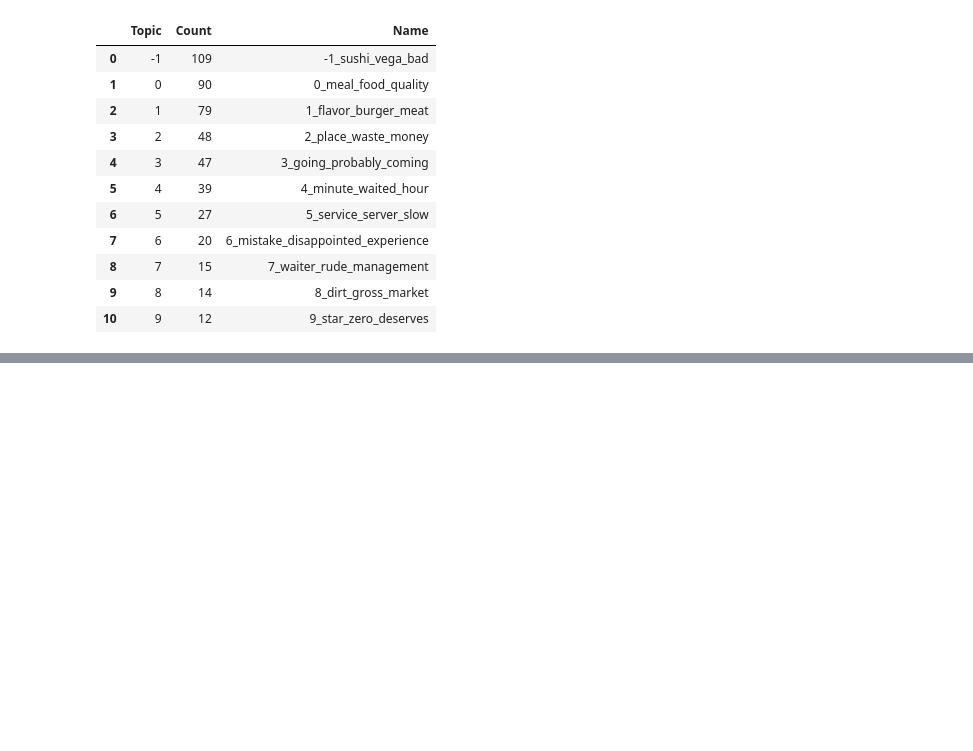
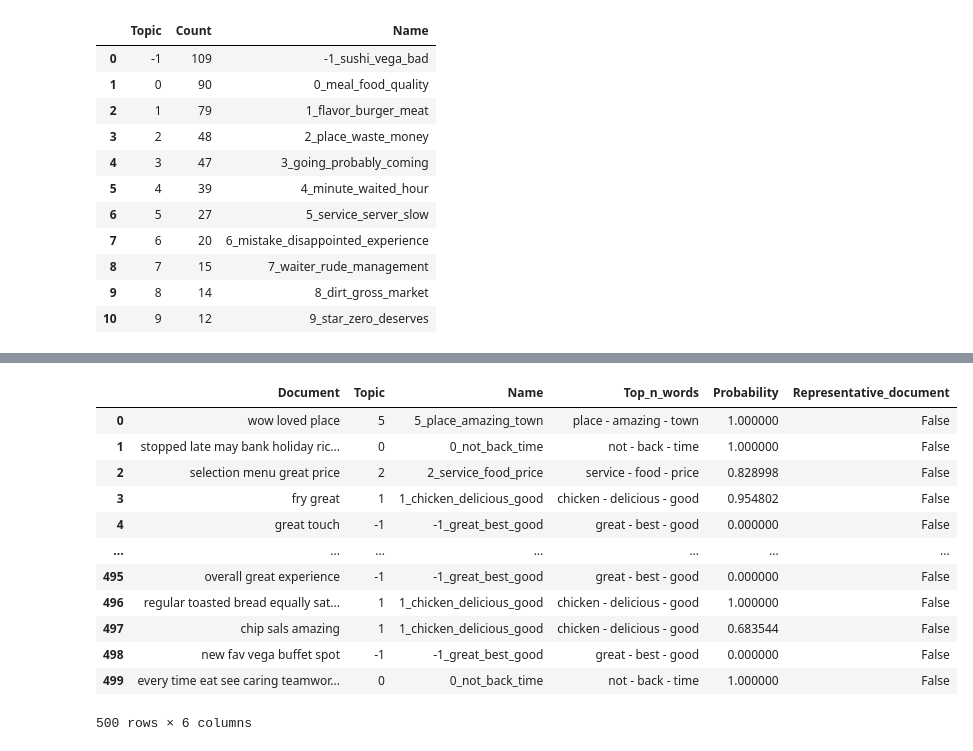
Before and after one commit to shreyasriram4/h2o2.ai, a Jupyter notebook: notebooks/voc_topicmodel_prototype.ipynb, the cells around one changed output, grey strips where cells are left out. Drawn from its saved outputs; the diff is of its cells as text; code cells hidden in the pictures; blank space fills up the shorter version.

Commit message:
Add second BERTopic variation

```diff
--- a/notebooks/voc_topicmodel_prototype.ipynb
+++ b/notebooks/voc_topicmodel_prototype.ipynb
@@ -427,0 +414,8 @@ model_bert.get_topic_info()
+# %%
+nlp = spacy.load('en_core_web_md', exclude=['tagger', 'parser', 'ner', 'attribute_ruler', 'lemmatizer'])
+
+topic_model = BERTopic(embedding_model=nlp, top_n_words=3)
+topics, probs = topic_model.fit_transform(positive_df["cleaned_review"])
+
+fig = topic_model.visualize_topics()
+fig.show()
@@ -427,0 +428,16 @@ model_bert.get_topic_info()
+# %%
+topic_model.get_document_info(list(positive_df["cleaned_review"]))
+# %% [output]
+|  | Document | Topic | Name | Top_n_words | Probability | Representative_document |
+| 0 | wow loved place | 5 | 5_place_amazing_town | place - amazing - town | 1.000000 | False |
+| 1 | stopped late may bank holiday ric... | 0 | 0_not_back_time | not - back - time | 1.000000 | False |
+| 2 | selection menu great price | 2 | 2_service_food_price | service - food - price | 0.828998 | False |
+| 3 | fry great | 1 | 1_chicken_delicious_good | chicken - delicious - good | 0.954802 | False |
+| 4 | great touch | -1 | -1_great_best_good | great - best - good | 0.000000 | False |
+| ... | ... | ... | ... | ... | ... | ... |
+| 495 | overall great experience | -1 | -1_great_best_good | great - best - good | 0.000000 | False |
+| 496 | regular toasted bread equally sat... | 1 | 1_chicken_delicious_good | chicken - delicious - good | 1.000000 | False |
+| 497 | chip sals amazing | 1 | 1_chicken_delicious_good | chicken - delicious - good | 0.683544 | False |
+| 498 | new fav vega buffet spot | -1 | -1_great_best_good | great - best - good | 0.000000 | False |
+| 499 | every time eat see caring teamwor... | 0 | 0_not_back_time | not - back - time | 1.000000 | False |
+500 rows × 6 columns
```
Also changed, not shown: parts of 11 cells of this notebook.
